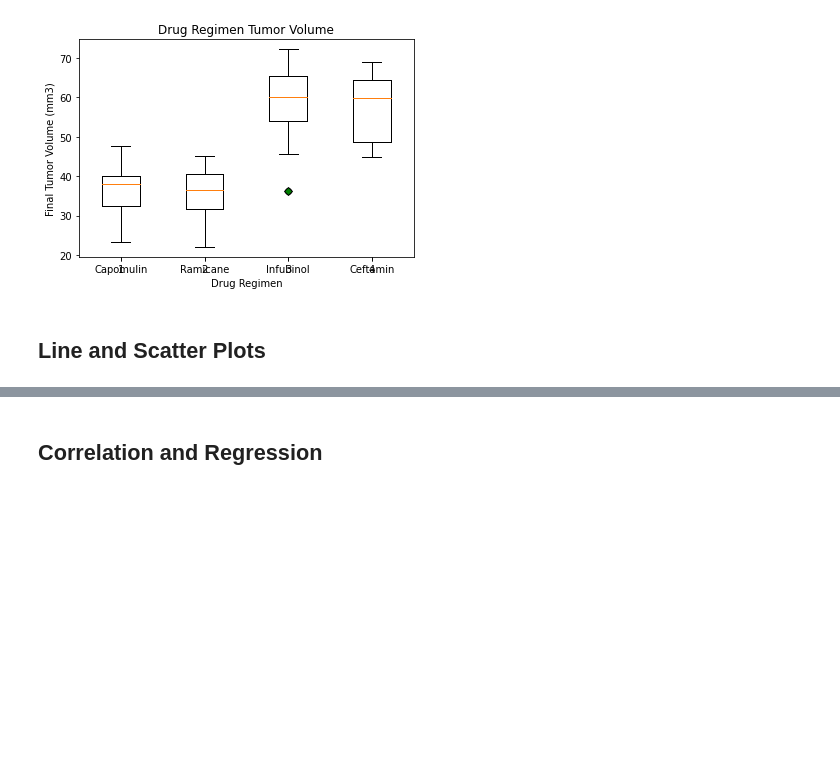
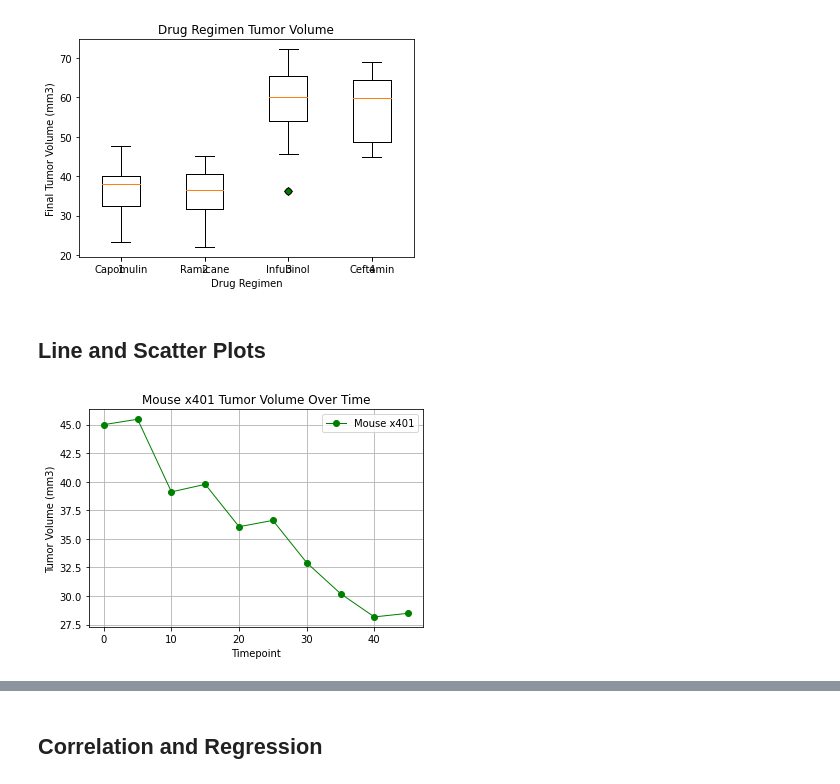
Before and after one commit to RobinWaves/matplotlib-challenge, a Jupyter notebook: pymaceuticals.ipynb, the cells around one changed output, grey strips where cells are left out. Drawn from its saved outputs; the diff is of its cells as text; code cells hidden in the pictures; blank space fills up the shorter version.

```diff
--- a/pymaceuticals.ipynb
+++ b/pymaceuticals.ipynb
@@ -358,0 +283,16 @@ plt.show()
+# %%
+# Generate a line plot of tumor volume vs. time point for a mouse treated with Capomulin
+mouse_line = four_regimens.loc[four_regimens['Mouse ID'] == 'x401', ['Timepoint', 'Tumor Volume (mm3)']]
+x_axis = mouse_line['Timepoint']
+y_axis = mouse_line['Tumor Volume (mm3)']
+
+mouse, = plt.plot(x_axis, y_axis, marker="o", color="green", linewidth=1, label="Mouse x401")
+plt.title("Mouse x401 Tumor Volume Over Time")
+plt.xlabel("Timepoint")
+plt.ylabel("Tumor Volume (mm3)")
+plt.legend(handles=[mouse], loc="best")
+
+plt.grid()
+plt.show()
+# %% [output]
+[figure, added]
```
Also changed, not shown: parts of 13 cells of this notebook.
